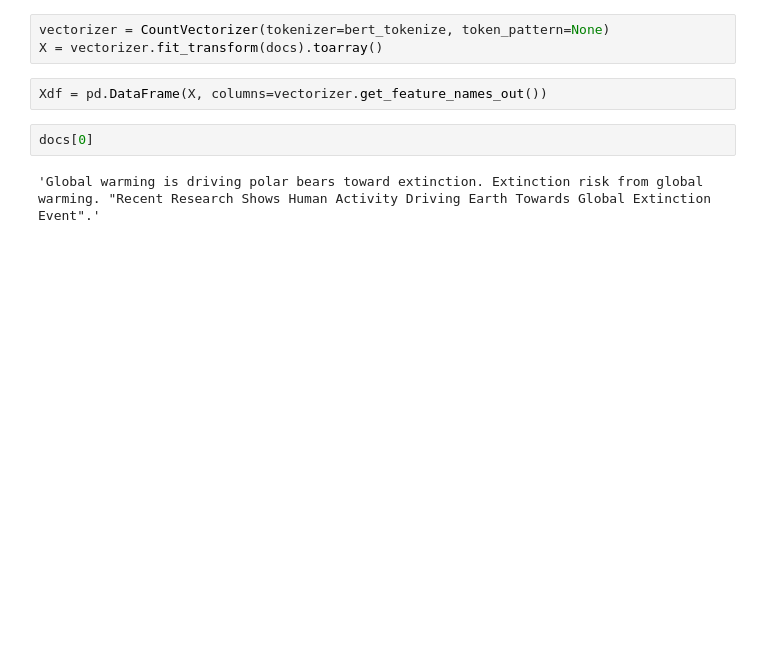
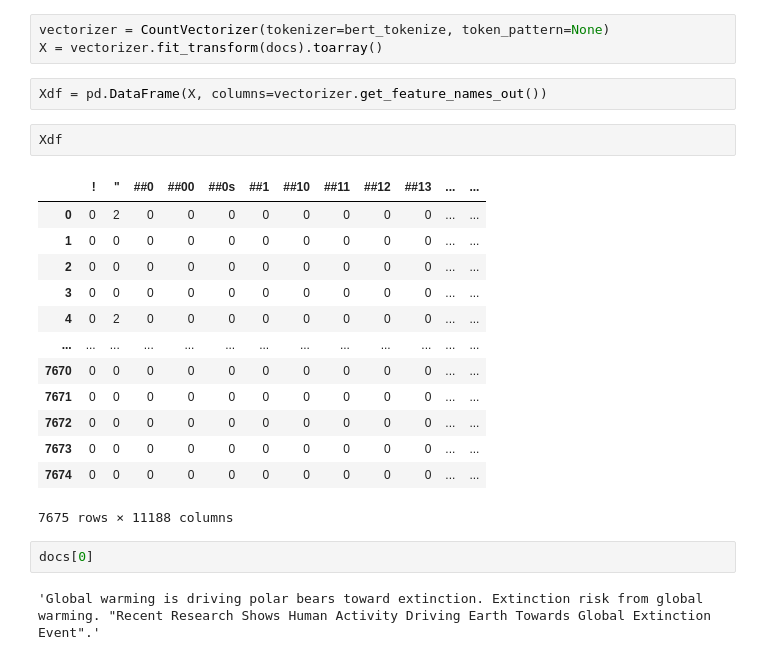
Before and after one commit to sky-akash/nlp, a Jupyter notebook: 2025-26/nlp/L0.2-search.ipynb, the cells around one changed output. Cells and saved outputs as stored; diff of their text form; blank space fills up the shorter version.

```diff
--- a/2025-26/nlp/L0.2-search.ipynb
+++ b/2025-26/nlp/L0.2-search.ipynb
@@ -111,6 +116,22 @@ vectorizer = CountVectorizer(tokenizer=bert_tokenize, token_pattern=None)
 X = vectorizer.fit_transform(docs).toarray()
 # %%
 Xdf = pd.DataFrame(X, columns=vectorizer.get_feature_names_out())
+# %%
+Xdf
+# %% [output]
+|  | ! | " | ##0 | ##00 | ##0s | ##1 | ##10 | ##11 | ##12 | ##13 | ... | ... |
+| 0 | 0 | 2 | 0 | 0 | 0 | 0 | 0 | 0 | 0 | 0 | ... | ... |
+| 1 | 0 | 0 | 0 | 0 | 0 | 0 | 0 | 0 | 0 | 0 | ... | ... |
+| 2 | 0 | 0 | 0 | 0 | 0 | 0 | 0 | 0 | 0 | 0 | ... | ... |
+| 3 | 0 | 0 | 0 | 0 | 0 | 0 | 0 | 0 | 0 | 0 | ... | ... |
+| 4 | 0 | 2 | 0 | 0 | 0 | 0 | 0 | 0 | 0 | 0 | ... | ... |
+| ... | ... | ... | ... | ... | ... | ... | ... | ... | ... | ... | ... | ... |
+| 7670 | 0 | 0 | 0 | 0 | 0 | 0 | 0 | 0 | 0 | 0 | ... | ... |
+| 7671 | 0 | 0 | 0 | 0 | 0 | 0 | 0 | 0 | 0 | 0 | ... | ... |
+| 7672 | 0 | 0 | 0 | 0 | 0 | 0 | 0 | 0 | 0 | 0 | ... | ... |
+| 7673 | 0 | 0 | 0 | 0 | 0 | 0 | 0 | 0 | 0 | 0 | ... | ... |
+| 7674 | 0 | 0 | 0 | 0 | 0 | 0 | 0 | 0 | 0 | 0 | ... | ... |
+7675 rows × 11188 columns
 # %%
 docs[0]
 # %% [output]
```
Also changed, not shown: parts of 6 cells of this notebook, 1 other file.
